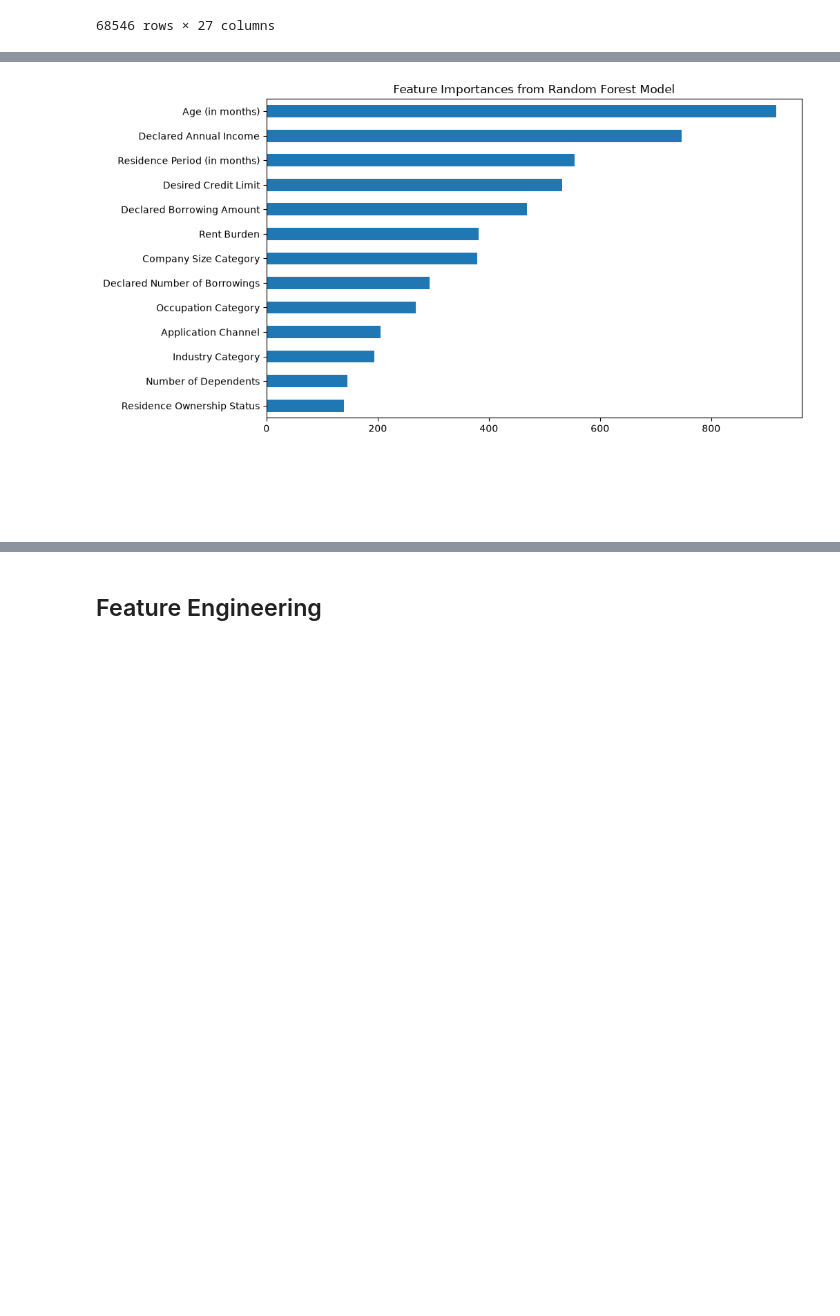
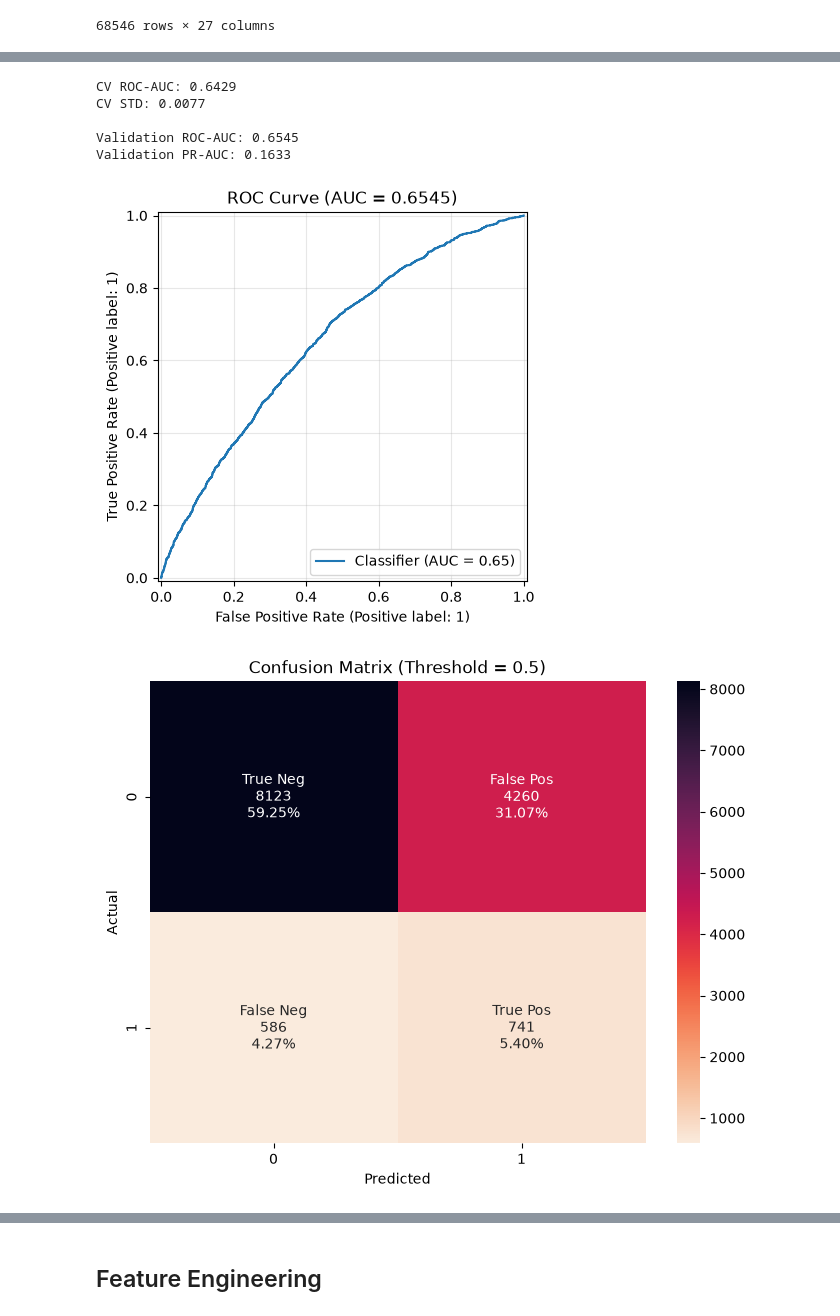
Before and after one commit to Natanonkhuanata/AI_finance_hackathon, a Jupyter notebook: Code/Modeling_from_tree.ipynb, the cells around one changed output, grey strips where cells are left out. Cells and saved outputs as stored; diff of their text form; code cells hidden in the pictures; blank space fills up the shorter version.

```diff
--- a/Code/Modeling_from_tree.ipynb
+++ b/Code/Modeling_from_tree.ipynb
@@ -130,0 +376,3 @@ target_col = ["12-Month Default Flag"]
+# %%
+if "12-Month Default Flag" in df_ex.columns:
+        feature = df_ex.drop(columns="12-Month Default Flag")
@@ -172,8 +418,50 @@ weighted avg       0.86      0.62      0.70     13710
-# %%
-feature_importance_func(lgbclassify,feature_firstset)
-# %% [output]
-[figure, removed]
-# %% [markdown]
-##
-# %% [markdown]
-##
+# %%
+
+lgbm_clf = LGBMClassifier(
+    n_estimators=800,
+    learning_rate=0.025,
+
+    max_depth=5,
+    num_leaves=16,
+
+    min_child_samples=100,
+    min_child_weight=1e-2,
+    min_split_gain=0.02,
+
+    subsample=0.80,
+    subsample_freq=1,
+    colsample_bytree=0.75,
+
+    reg_alpha=0.5,
+    reg_lambda=5.0,
+
+    class_weight='balanced',
+
+    n_jobs=-1,
+    verbose=-1,
+    random_state=42
+)
+# %%
+clf, y_prob, cv_scores = train_evaluate_model(
+    lgbm_clf,
+    x_train,
+    y_train,
+    x_val,
+    y_val
+)
+
+y_pred = model_evaluation(
+    clf,
+    x_val,
+    y_val,
+    threshold=0.5,
+    y_prob=y_prob
+)
+# %% [output]
+CV ROC-AUC: 0.6429
+CV STD: 0.0077
+
+Validation ROC-AUC: 0.6545
+Validation PR-AUC: 0.1633
+[figure, added]
+[figure, added]
```
Also changed, not shown: parts of 68 cells of this notebook.
